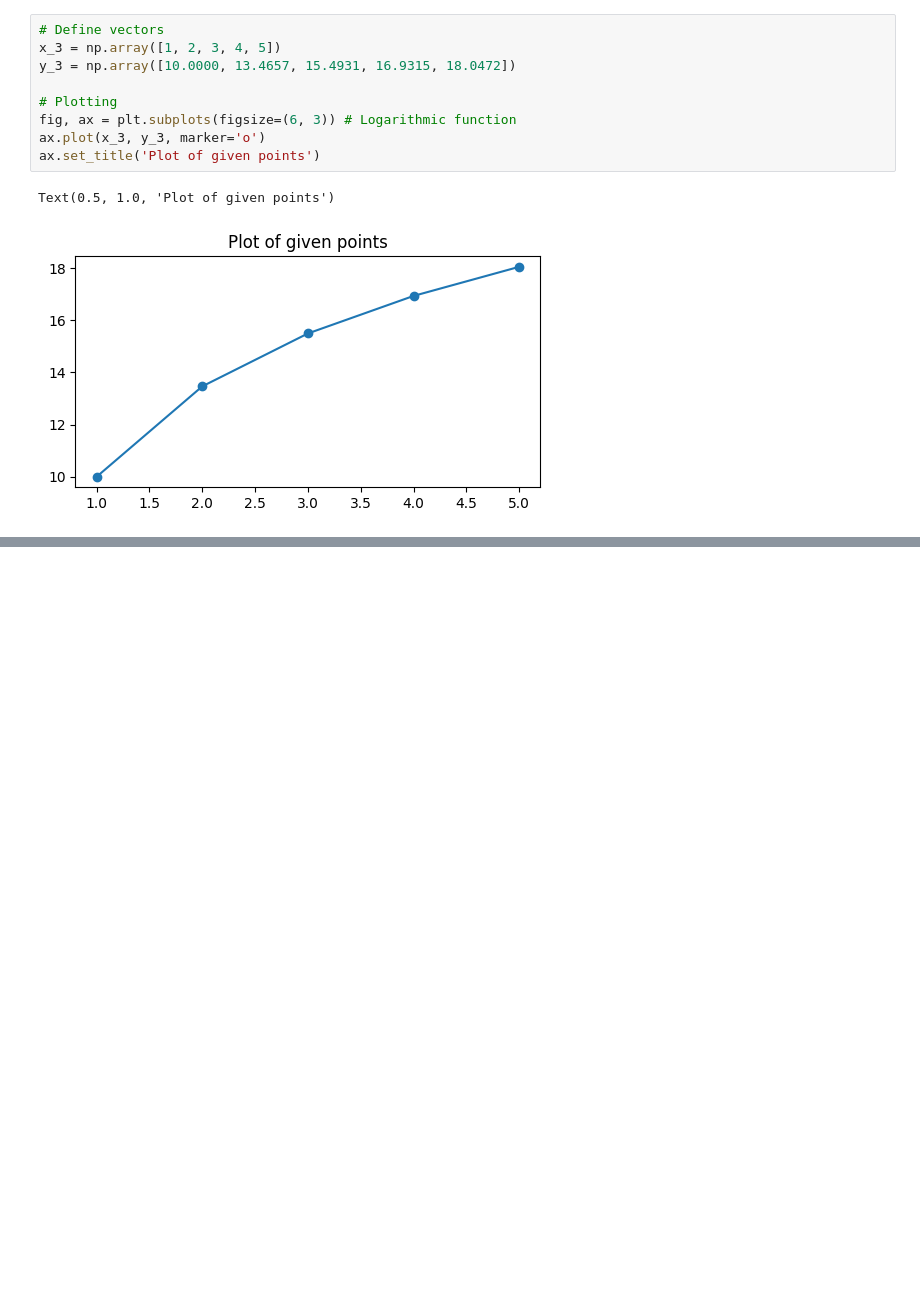
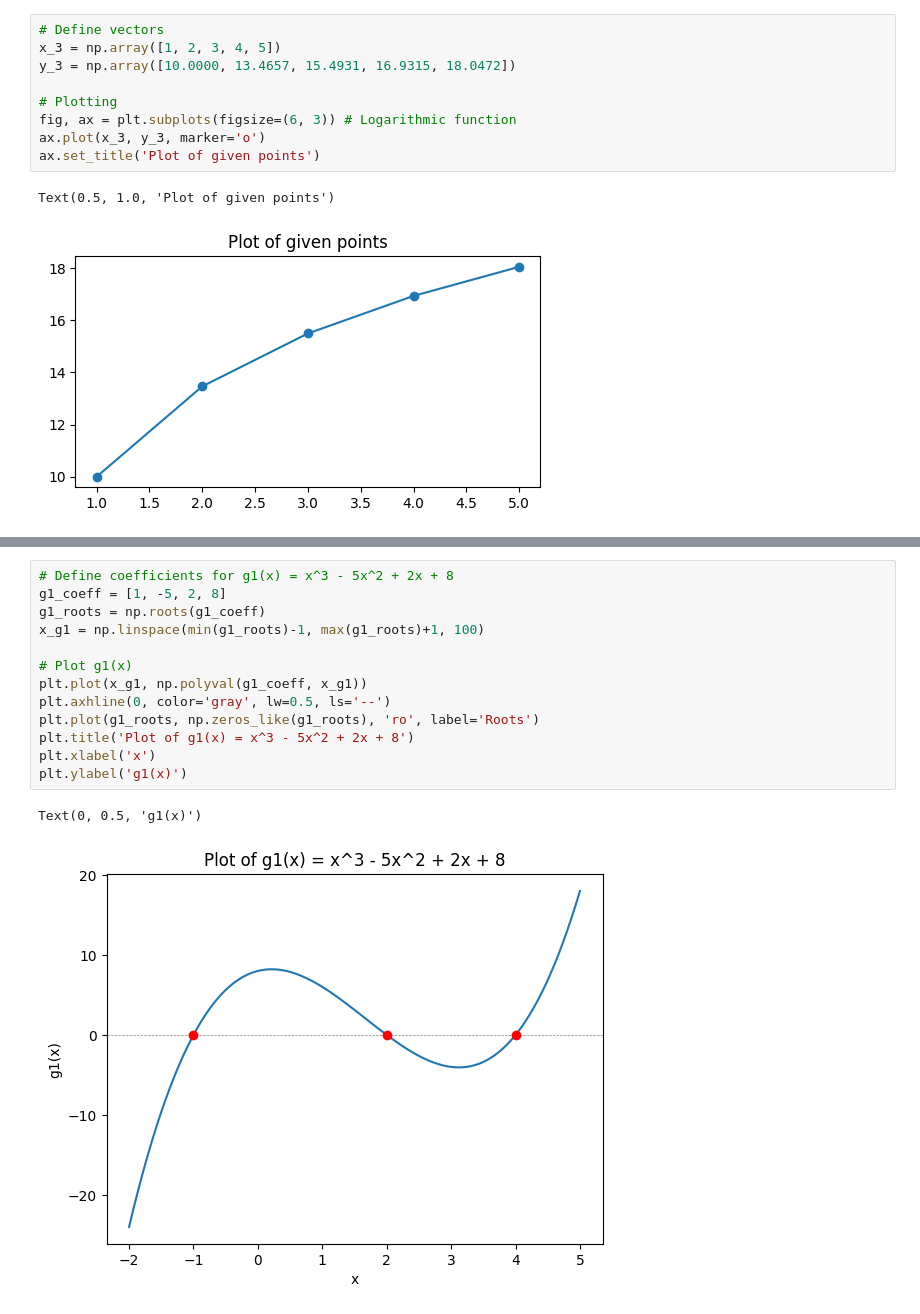
Before and after one commit to francobarrionuevoenv21/MAIE_devs_pub, a Jupyter notebook: MetodosNumericos/TP0_xxxx/TP0_VectorizedCalculations.ipynb, the cells around one changed output, grey strips where cells are left out. Cells and saved outputs as stored; diff of their text form; blank space fills up the shorter version.

```diff
--- a/MetodosNumericos/TP0_xxxx/TP0_VectorizedCalculations.ipynb
+++ b/MetodosNumericos/TP0_xxxx/TP0_VectorizedCalculations.ipynb
@@ -115,0 +138,16 @@ ax[0].set_ylabel('y')
+# %%
+# Define coefficients for g1(x) = x^3 - 5x^2 + 2x + 8
+g1_coeff = [1, -5, 2, 8]
+g1_roots = np.roots(g1_coeff)
+x_g1 = np.linspace(min(g1_roots)-1, max(g1_roots)+1, 100)
+
+# Plot g1(x)
+plt.plot(x_g1, np.polyval(g1_coeff, x_g1))
+plt.axhline(0, color='gray', lw=0.5, ls='--')
+plt.plot(g1_roots, np.zeros_like(g1_roots), 'ro', label='Roots')
+plt.title('Plot of g1(x) = x^3 - 5x^2 + 2x + 8')
+plt.xlabel('x')
+plt.ylabel('g1(x)')
+# %% [output]
+Text(0, 0.5, 'g1(x)')
+[figure, added]
```
Also changed, not shown: parts of 5 cells of this notebook.
